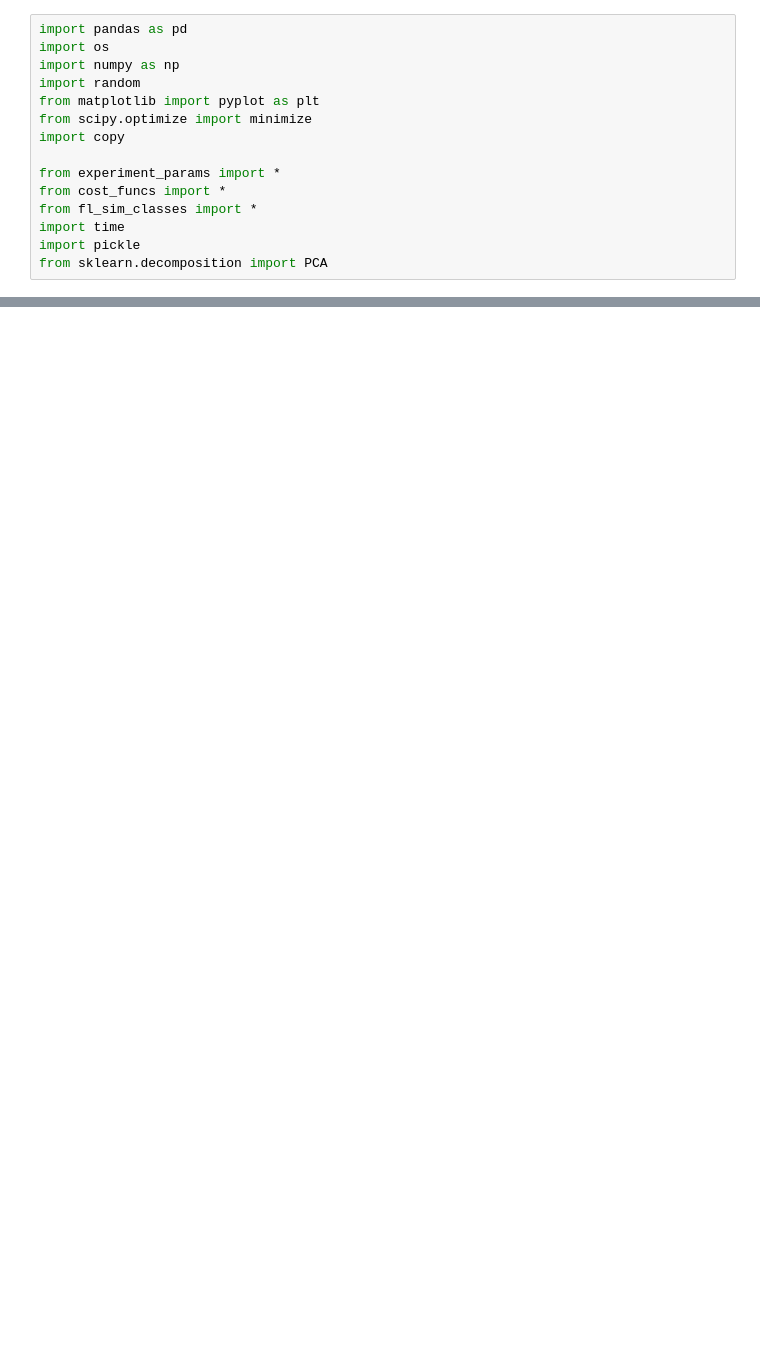
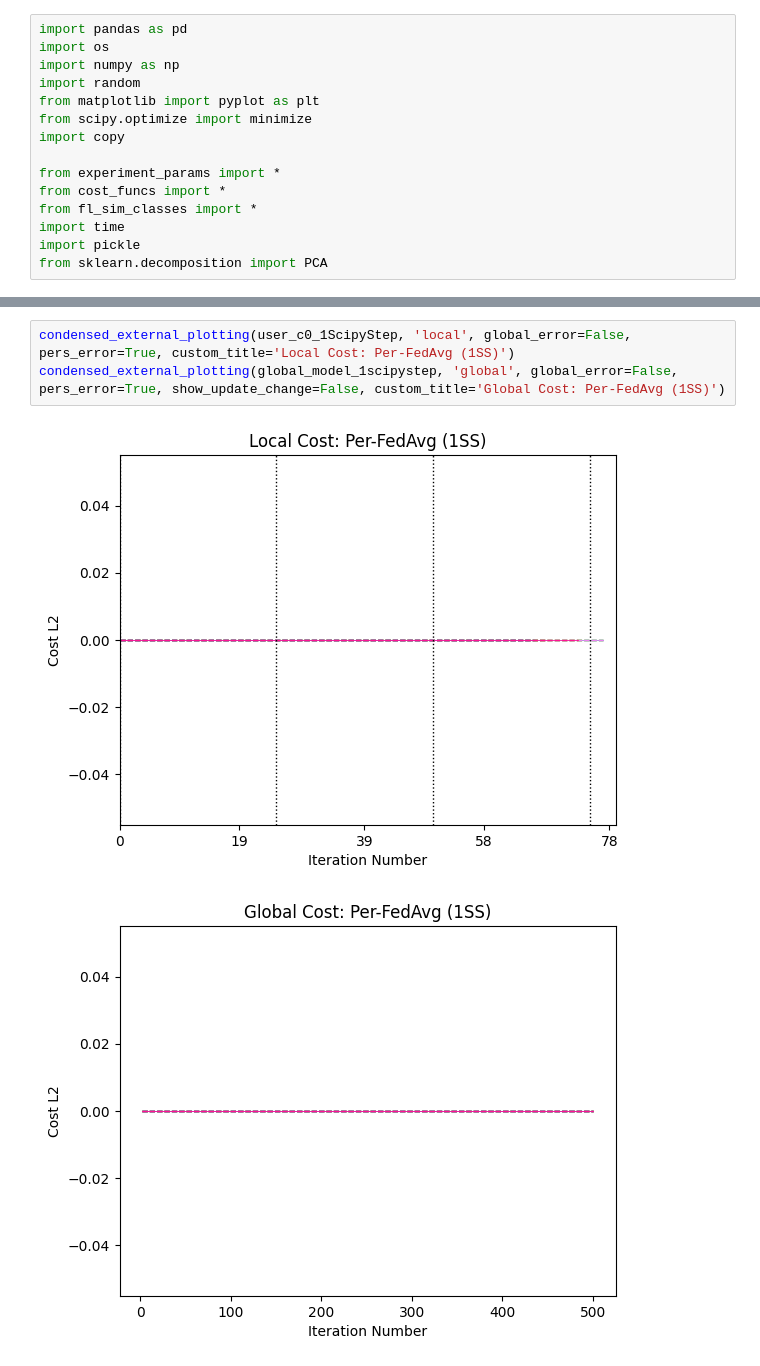
Before and after one commit to kdmalc/personalization-privacy-risk, a Jupyter notebook: 214_PerFedAvg.ipynb, the cells around one changed output, grey strips where cells are left out. Drawn from its saved outputs; the diff is of its cells as text; blank space fills up the shorter version.

```diff
--- a/214_PerFedAvg.ipynb
+++ b/214_PerFedAvg.ipynb
@@ -71 +56,7 @@ Client 1: New update after lrt passed: (new update, current global round, curren
+# %%
+condensed_external_plotting(user_c0_1ScipyStep, 'local', global_error=False, pers_error=True, custom_title='Local Cost: Per-FedAvg (1SS)')
+condensed_external_plotting(global_model_1scipystep, 'global', global_error=False, pers_error=True, show_update_change=False, custom_title='Global Cost: Per-FedAvg (1SS)')
+# %% [output]
+[figure, added]
+[figure, added]
 # %%
```
Also changed, not shown: parts of 10 cells of this notebook, 1 other file.
